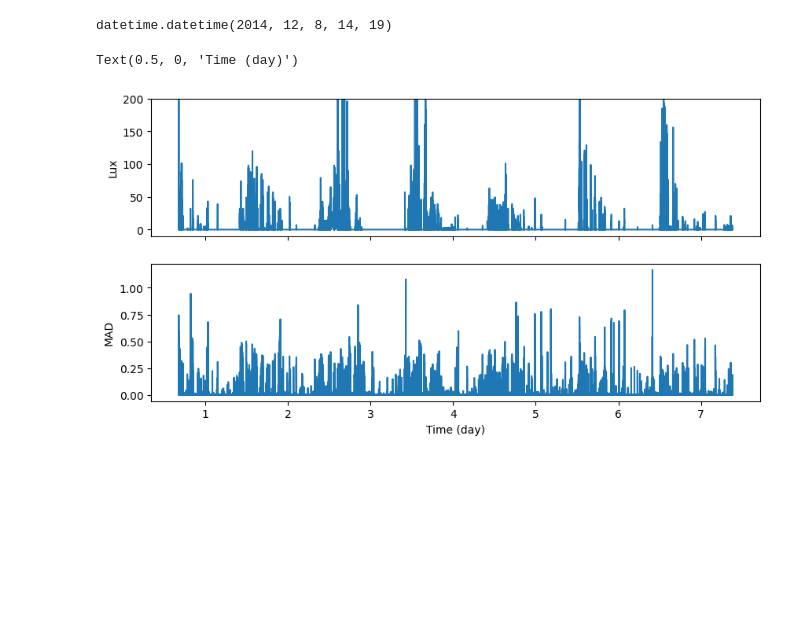
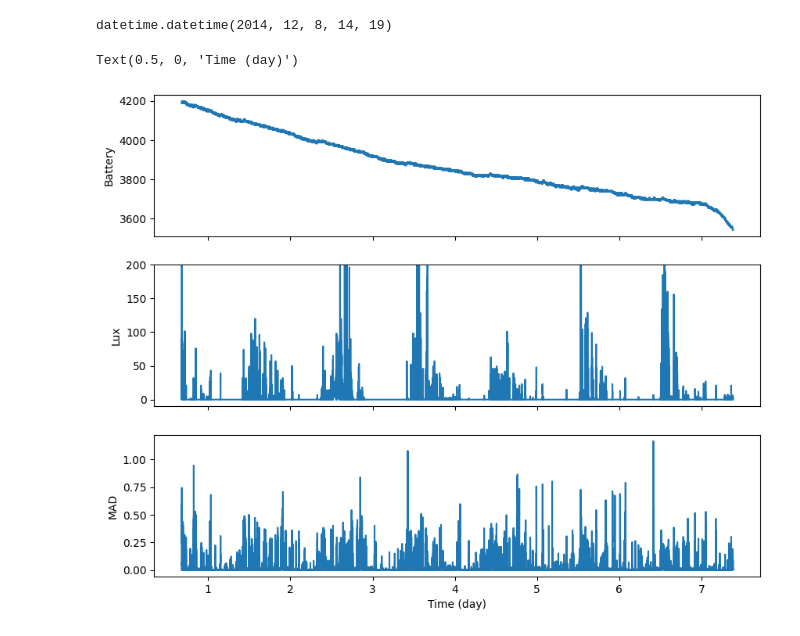
Before and after one commit to AlexMa123/py_gt3x, a Jupyter notebook: example.ipynb, the cells around one changed output. Drawn from its saved outputs; the diff is of its cells as text; code cells hidden in the pictures; blank space fills up the shorter version.

```diff
--- a/example.ipynb
+++ b/example.ipynb
@@ -65,6 +65,7 @@ gt3x_data = GT3XReader(r"./11171.gt3x")
 acc = gt3x_data.get_signal('activity')
 # get lux
 lux = gt3x_data.get_signal('lux')
+battery = gt3x_data.get_signal('battery')
 mad = cal_mad_jit(acc.T, gt3x_data.sample_rate)
 # %% [output]
 (579050,)
@@ -101,15 +102,19 @@ from datetime import datetime
 starttime = datetime.fromtimestamp(gt3x_data.times[5][0])
 start_t = starttime.hour + starttime.minute / 60 + starttime.second / 3600
 # %%
-fig, ax = plt.subplots(2, 1, sharex=True, figsize=(10, 5))
+fig, ax = plt.subplots(3, 1, sharex=True, figsize=(10, 8))
 t = gt3x_data.get_signaltime('lux')
-ax[0].step(((t - t[0]) / 3600 + start_t) / 24, lux, where='post')
-ax[0].set_ylim(-10, 200)
-ax[0].set_ylabel('Lux')
+t_b = gt3x_data.get_signaltime('battery')
+ax[0].step(((t_b - t[0]) / 3600 + start_t) / 24, battery, where='post')
+ax[0].set_ylabel('Battery')
+
+ax[1].step(((t - t[0]) / 3600 + start_t) / 24, lux, where='post')
+ax[1].set_ylim(-10, 200)
+ax[1].set_ylabel('Lux')
 t_acc = gt3x_data.get_signaltime('activity')
-ax[1].plot(((t_acc - t[0]) / 3600 + start_t) / 24, mad)
-ax[1].set_ylabel('MAD')
-ax[1].set_xlabel("Time (day)")
+ax[2].plot(((t_acc - t[0]) / 3600 + start_t) / 24, mad)
+ax[2].set_ylabel('MAD')
+ax[2].set_xlabel("Time (day)")
 # %% [output]
 Text(0.5, 0, 'Time (day)')
-[figure, old version]
+[figure, new version]
```
Also changed, not shown: 1 other file.
